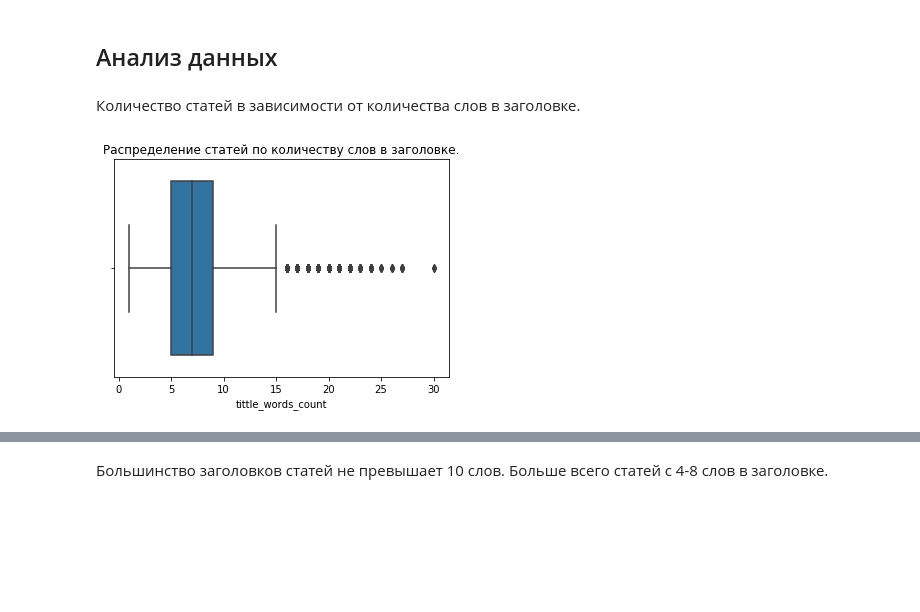
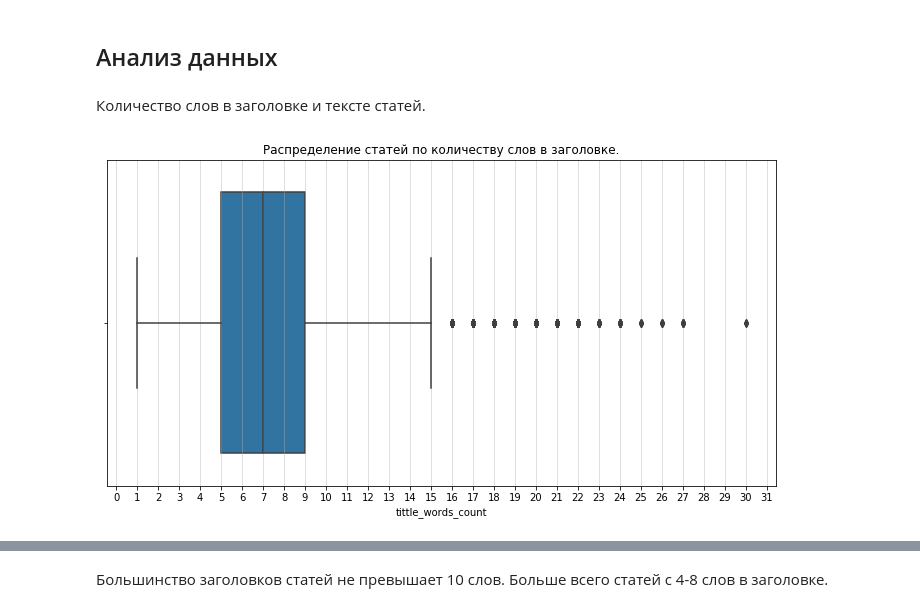
Before and after one commit to D7nis/DS_Habr_rate, a Jupyter notebook: Habr.ipynb, the cells around one changed output, grey strips where cells are left out. Drawn from its saved outputs; the diff is of its cells as text; code cells hidden in the pictures; blank space fills up the shorter version.

Commit message:
Добавил графики по количеству слов

```diff
--- a/Habr.ipynb
+++ b/Habr.ipynb
@@ -236,7 +236,7 @@ text_clwords_count,tittle_words_count,tittle_clwords_count,rate_category')
 # %%
 df = pd.read_sql_query("SELECT {} FROM habr".format(columns_num), csv_db)
 # %%
-df = pd.read_sql_query("SELECT * FROM habr", csv_db)
+#df = pd.read_sql_query("SELECT * FROM habr", csv_db)
 # %%
 #df.drop(['index'],axis=1,inplace=True)
 # %%
@@ -308,7 +308,8 @@ df = df.astype({'rate':'int16', 'month':'uint8', 'day':'uint8',\
                 'text_clwords_count':'uint32',\
                 'tittle_words_count':'uint8',\
                 'tittle_clwords_count':'uint8',\
-                'rate_category':'int8'})
+                'rate_category':'int8',
+                'text_category':'int8'})
 # %%
 df.info()
 # %% [output]
@@ -356,9 +357,13 @@ df.drop_duplicates(subset=['date','tittle','rate'],keep='first',\
 # %% [markdown]
 ## Анализ данных
 # %% [markdown]
-Количество статей в зависимости от количества слов в заголовке.
+Количество слов в заголовке и тексте статей.
 # %%
+fsize = (12, 6)
+fig, ax = plt.subplots(figsize=fsize)
 plt.title('Распределение статей по количеству слов в заголовке.')
+plt.xticks(range(0,32, 1))
+plt.grid(alpha=0.5)
 sns.boxplot(x=df['tittle_words_count']);
 # %% [output]
-[figure, old version]
+[figure, new version]
```
Also changed, not shown: parts of 15 cells of this notebook.
